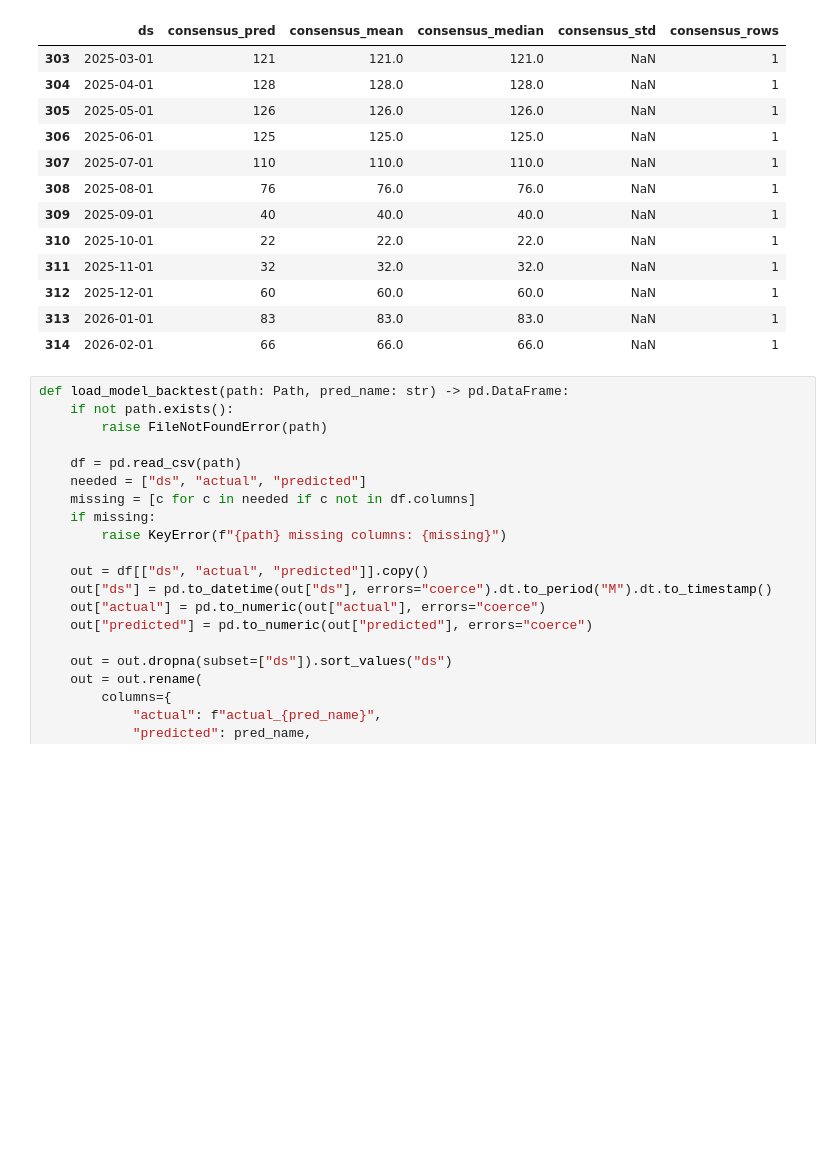
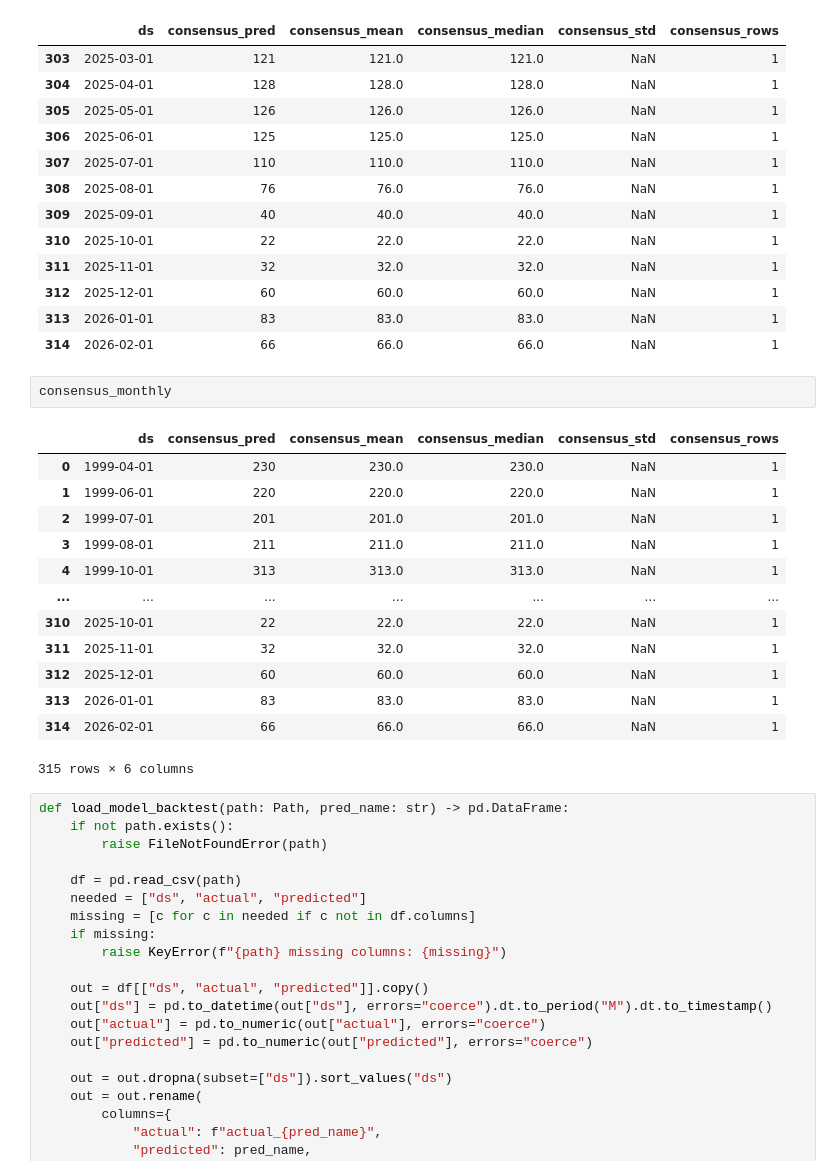
Before and after one commit to dhruvk1432/NFP_Predictor, a Jupyter notebook: notebooks/sa_revised_consensus_comparison.ipynb, the cells around one changed output. Saved outputs shown, nothing was run; the diff lists cells and outputs as text; blank space fills up the shorter version.

```diff
--- a/notebooks/sa_revised_consensus_comparison.ipynb
+++ b/notebooks/sa_revised_consensus_comparison.ipynb
@@ -129,6 +122,22 @@ Consensus monthly rows: 315
 | 312 | 2025-12-01 | 60 | 60.0 | 60.0 | NaN | 1 |
 | 313 | 2026-01-01 | 83 | 83.0 | 83.0 | NaN | 1 |
 | 314 | 2026-02-01 | 66 | 66.0 | 66.0 | NaN | 1 |
+# %%
+consensus_monthly
+# %% [output]
+|  | ds | consensus_pred | consensus_mean | consensus_median | consensus_std | consensus_rows |
+| 0 | 1999-04-01 | 230 | 230.0 | 230.0 | NaN | 1 |
+| 1 | 1999-06-01 | 220 | 220.0 | 220.0 | NaN | 1 |
+| 2 | 1999-07-01 | 201 | 201.0 | 201.0 | NaN | 1 |
+| 3 | 1999-08-01 | 211 | 211.0 | 211.0 | NaN | 1 |
+| 4 | 1999-10-01 | 313 | 313.0 | 313.0 | NaN | 1 |
+| ... | ... | ... | ... | ... | ... | ... |
+| 310 | 2025-10-01 | 22 | 22.0 | 22.0 | NaN | 1 |
+| 311 | 2025-11-01 | 32 | 32.0 | 32.0 | NaN | 1 |
+| 312 | 2025-12-01 | 60 | 60.0 | 60.0 | NaN | 1 |
+| 313 | 2026-01-01 | 83 | 83.0 | 83.0 | NaN | 1 |
+| 314 | 2026-02-01 | 66 | 66.0 | 66.0 | NaN | 1 |
+315 rows × 6 columns
 # %%
 def load_model_backtest(path: Path, pred_name: str) -> pd.DataFrame:
     if not path.exists():
```
Also changed, not shown: parts of 4 cells of this notebook, 5 other files.
